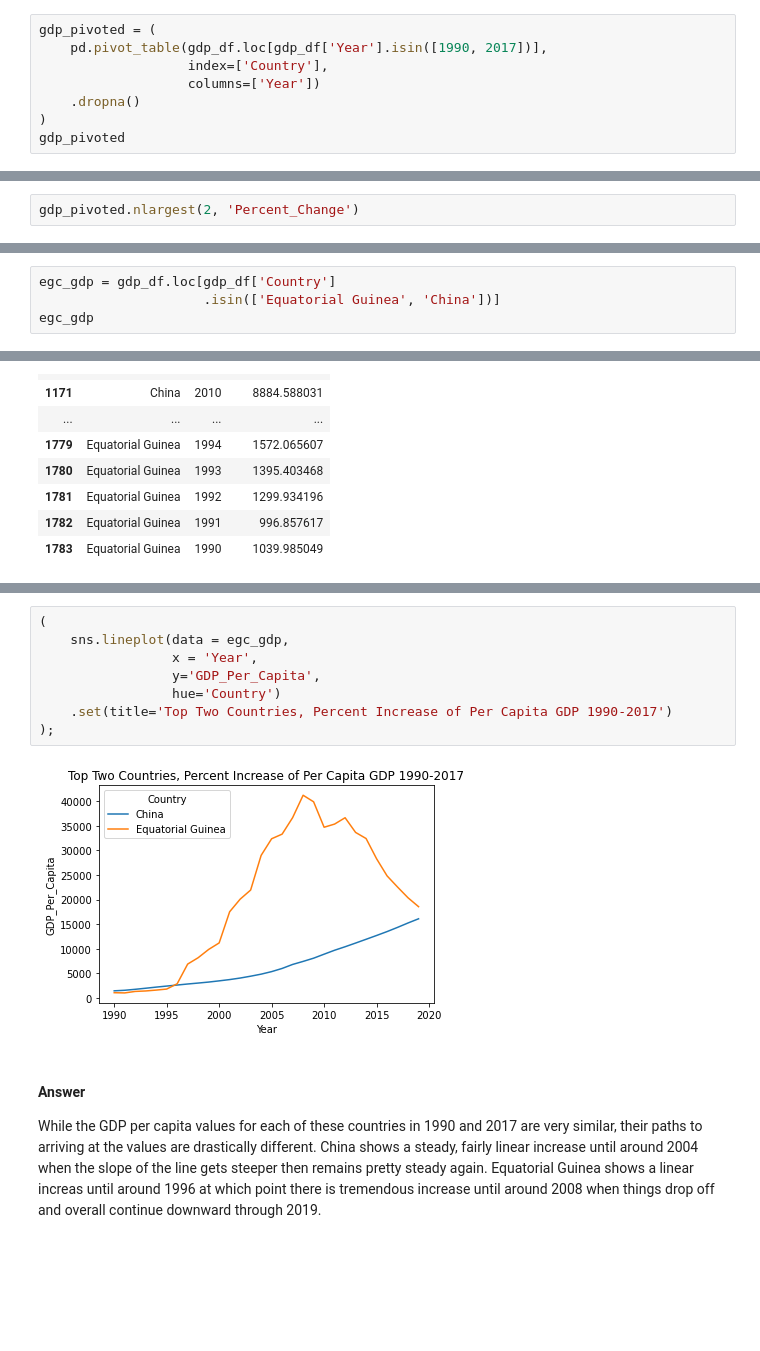
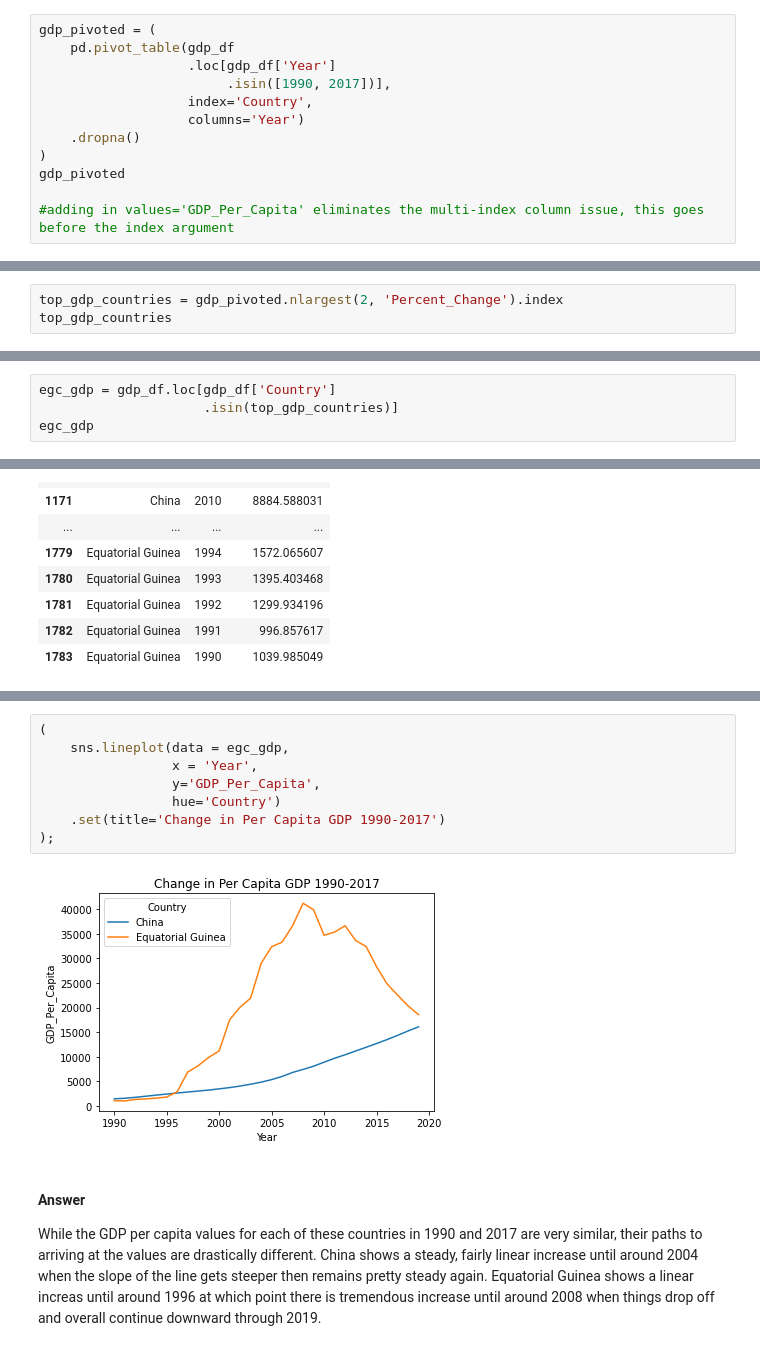
Before and after one commit to nss-data-science-cohort-6/un_data_question-MWeissSharp, a Jupyter notebook: notebooks/UN_Data_Exploration.ipynb, the cells around one changed output, grey strips where cells are left out. Cells and saved outputs as stored; diff of their text form; blank space fills up the shorter version.

Commit message:
Additional notes from class walk through, tweaked some visualizations and added an animation to the solo exploration

```diff
--- a/notebooks/UN_Data_Exploration.ipynb
+++ b/notebooks/UN_Data_Exploration.ipynb
@@ -220,12 +220,16 @@ gdp_2014.sort_values('GDP_Per_Capita')
 Pivot the data for 1990 and 2017 (using the pandas `.pivot_table()` method or another method) so that each row corresponds to a country, each column corresponds to a year, and the values in the table give the GDP_Per_Capita amount. Drop any rows that are missing values for either 1990 or 2017. Save the result to a dataframe named `gdp_pivoted`.
 # %%
 gdp_pivoted = (
-    pd.pivot_table(gdp_df.loc[gdp_df['Year'].isin([1990, 2017])],
-                   index=['Country'],
-                   columns=['Year'])
+    pd.pivot_table(gdp_df
+                   .loc[gdp_df['Year']
+                        .isin([1990, 2017])],
+                   index='Country',
+                   columns='Year')
     .dropna()
 )
 gdp_pivoted
+
+#adding in values='GDP_Per_Capita' eliminates the multi-index column issue, this goes before the index argument
 # %% [output]
 |  | GDP_Per_Capita |  |
 | Year | 1990 | 2017 |
@@ -306,5 +320,6 @@ Create a line plot showing this country's GDP per capita for all years from 1990
 | Equatorial Guinea | 1039.985049 | 22551.083246 | 2068.404561 |
 | China | 1423.896348 | 14344.421239 | 907.406281 |
 # %%
-gdp_pivoted.nlargest(2, 'Percent_Change')
+top_gdp_countries = gdp_pivoted.nlargest(2, 'Percent_Change').index
+top_gdp_countries
 # %% [output]
@@ -316,6 +327,6 @@ gdp_pivoted.nlargest(2, 'Percent_Change')
 # %%
 egc_gdp = gdp_df.loc[gdp_df['Country']
-                     .isin(['Equatorial Guinea', 'China'])]
+                     .isin(top_gdp_countries)]
 egc_gdp
 # %% [output]
 |  | Country | Year | GDP_Per_Capita |
@@ -356,13 +371,13 @@ egc_gdp
 # %%
 (
     sns.lineplot(data = egc_gdp,
                  x = 'Year',
                  y='GDP_Per_Capita',
                  hue='Country')
-    .set(title='Top Two Countries, Percent Increase of Per Capita GDP 1990-2017')
+    .set(title='Change in Per Capita GDP 1990-2017')
 );
 # %% [output]
-[figure, old version]
+[figure, new version]
 # %% [markdown]
 #### Answer
 While the GDP per capita values for each of these countries in 1990 and 2017 are very similar, their paths to arriving at the values are drastically different. China shows a steady, fairly linear increase until around 2004 when the slope of the line gets steeper then remains pretty steady again. Equatorial Guinea shows a linear increas until around 1996 at which point there is tremendous increase until around 2008 when things drop off and overall continue downward through 2019.
```
Also changed, not shown: parts of 27 cells of this notebook, 1 other file.
